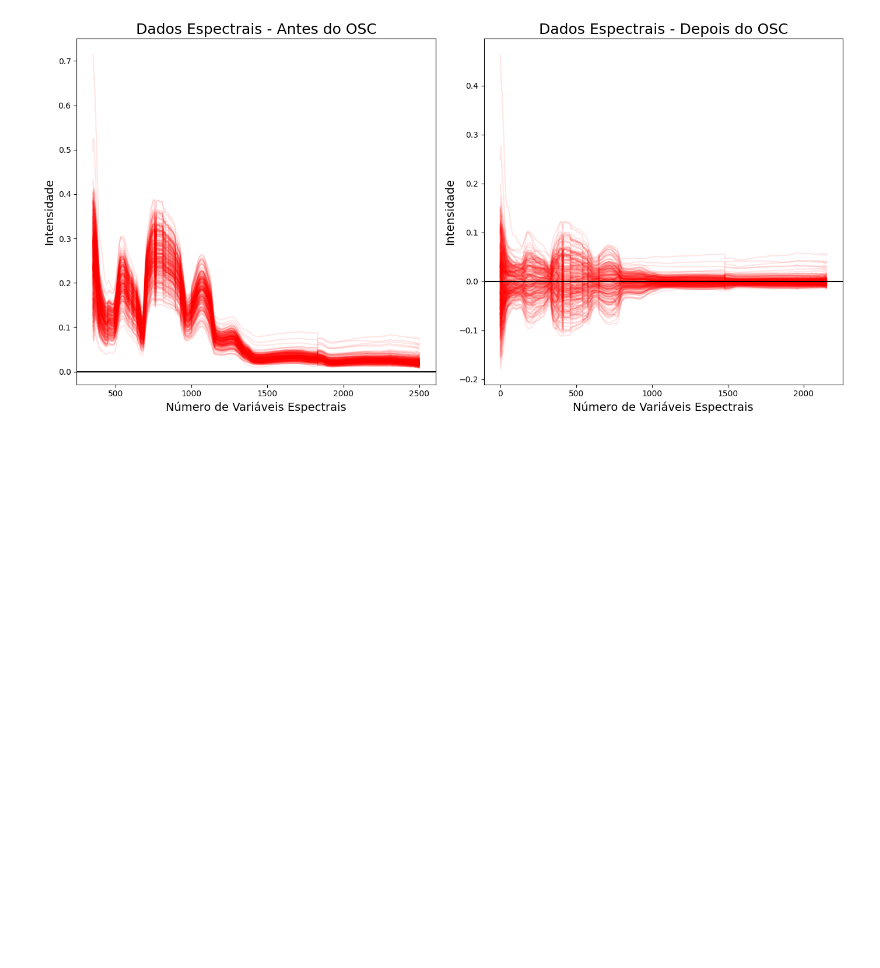
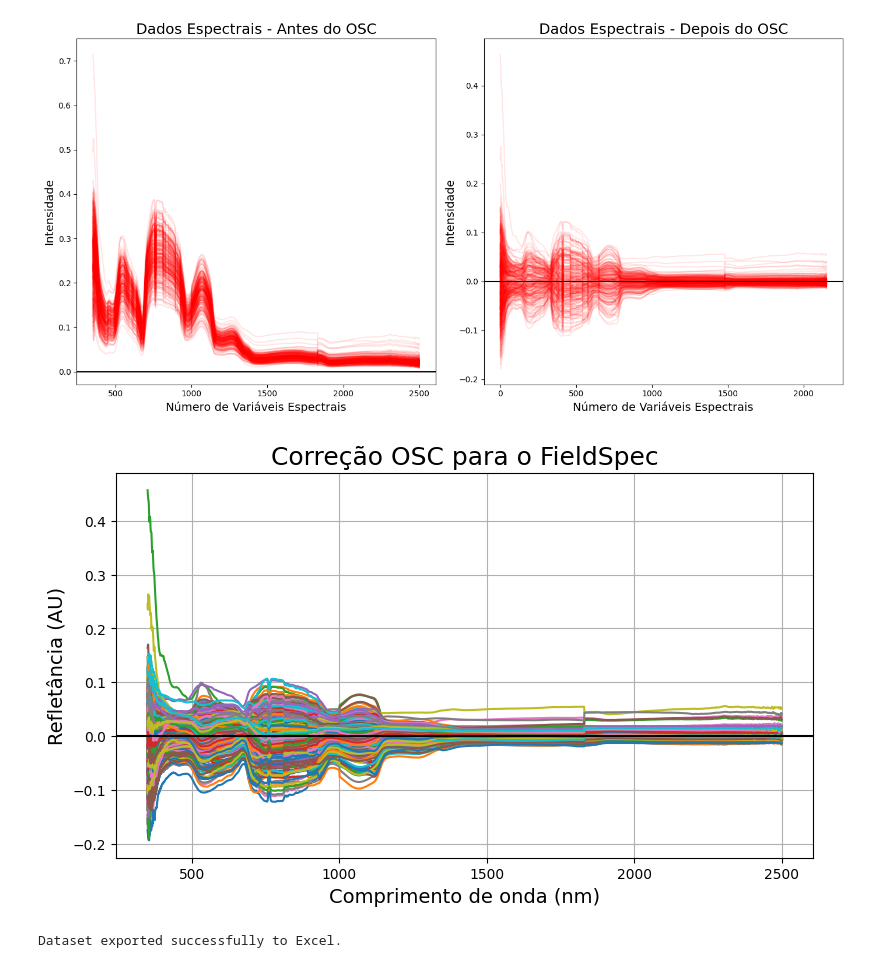
Before and after one commit to xndrxssx/cotton_candy_spectral_analysis, a Jupyter notebook: Pre-processamento/cotton_candy_prep.ipynb, the cells around one changed output. Drawn from its saved outputs; the diff is of its cells as text; code cells hidden in the pictures; blank space fills up the shorter version.

```diff
--- a/Pre-processamento/cotton_candy_prep.ipynb
+++ b/Pre-processamento/cotton_candy_prep.ipynb
@@ -120,7 +120,7 @@ plt.show()
 import numpy as np
 from sklearn.decomposition import PCA
 
-def osc(X, y, n_components=250):
+def osc(X, y, n_components=1):
     """
     Aplica o OSC para remover variações ortogonais aos dados espectrais X
     considerando a variável de resposta y.
@@ -146,8 +146,6 @@ def osc(X, y, n_components=250):
 
 # Exemplo de uso
 X = dados_wl.values
-y = fs_df['SST'].values  # Variável de resposta simulada
-
+y = fs_df['SST'].values
 
 X_osc = osc(X, y, n_components=1)
-X_osc
@@ -200,3 +190,25 @@ plt.tight_layout()
 plt.show()
 # %% [output]
 [figure]
+# %%
+X = dados_wl.values
+y = fs_df['PH'].values
+
+X_osc = osc(X, y, n_components=1)
+
+plt.figure(figsize=(9, 5))
+plt.plot(wl, X_osc.T)
+plt.xlabel("Comprimento de onda (nm)", size=14)
+plt.ylabel("Refletância (AU)", size=14)
+plt.title("Correção OSC para o FieldSpec", size=18)
+plt.axhline(y=0, color='k', linewidth=1.5)
+plt.grid("on")
+plt.show()
+
+df = pd.DataFrame(X_osc)
+filename = 'data_osc_ph.xlsx'
+df.to_excel(filename, index=False, header=wl)
+print("Dataset exported successfully to Excel.")
+# %% [output]
+[figure, added]
+Dataset exported successfully to Excel.
```
Also changed, not shown: parts of 12 cells of this notebook, 19 other files.
